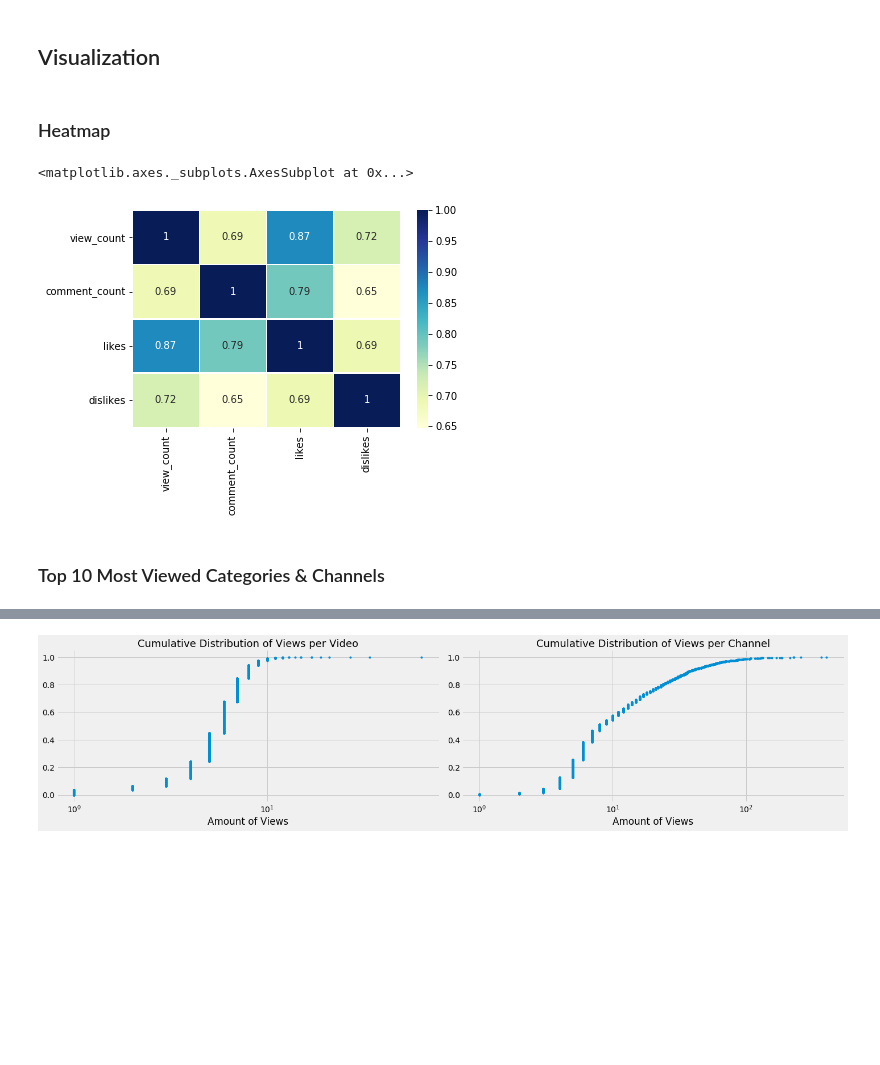
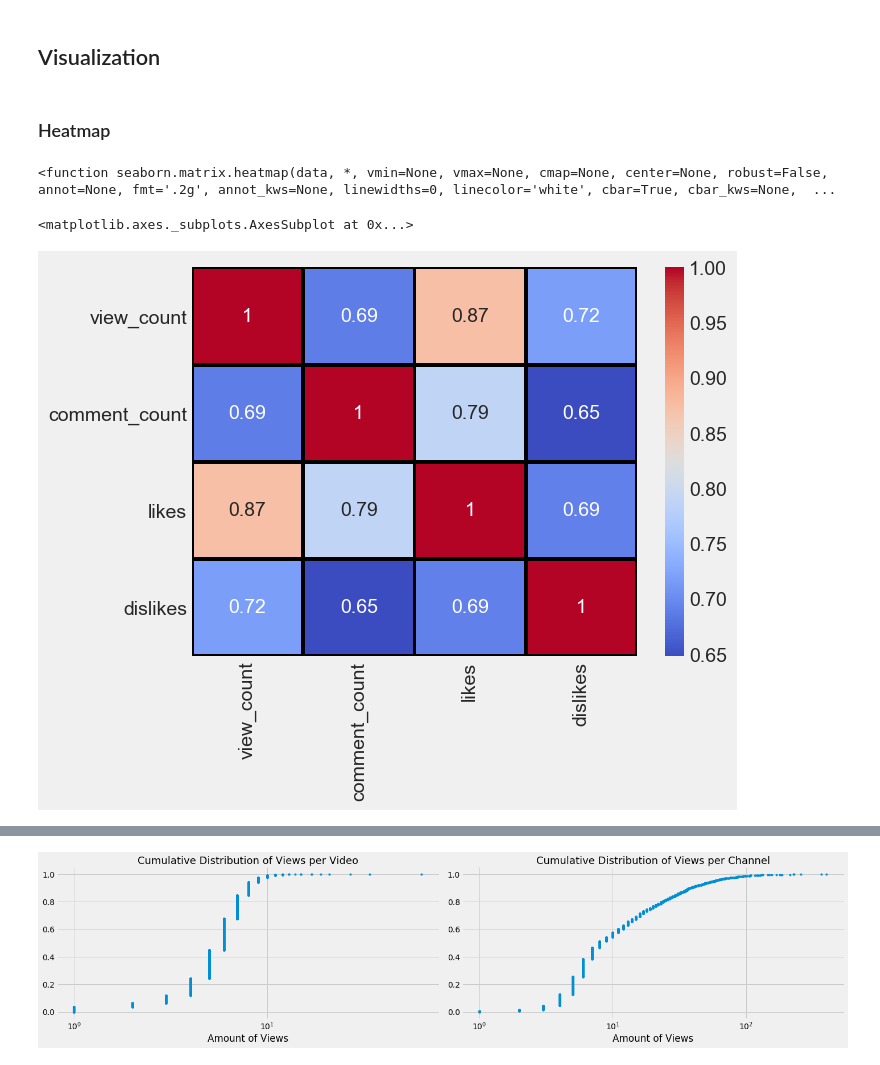
Before and after one commit to manny-p/youtube-trending-data, a Jupyter notebook: src/eda.ipynb, the cells around one changed output, grey strips where cells are left out. Drawn from its saved outputs; the diff is of its cells as text; code cells hidden in the pictures; blank space fills up the shorter version.

```diff
--- a/src/eda.ipynb
+++ b/src/eda.ipynb
@@ -57,7 +73,7 @@ df['category'] = ''
 # %%
 # loop through category columnn, map int ids to str values, calc totals
 
-cat_list = ['Film & Animation', 'Autos & Vehicles', 'Music', 'Pets & Animals',
+cat_list = ['Autos & Vehicles', 'Film & Animation', 'Music', 'Pets & Animals',
              'Sports', 'Travel & Events', 'Gaming', 'People & Blogs', 'Comedy',
              'Entertainment', 'News & Politics', 'Howto & Style', 'Education',
              'Science & Technology', 'Nonprofits & Activism']
@@ -113,3 +129,23 @@ Pets & Animals             310
 Travel & Events            188
 Nonprofits & Activism       31
 Name: category, dtype: int64
+# %%
+cat_list = ['Film & Animation', 'Autos & Vehicles', 'Music', 'Pets & Animals',
+             'Sports', 'Travel & Events', 'Gaming', 'People & Blogs', 'Comedy',
+             'Entertainment', 'News & Politics', 'Howto & Style', 'Education',
+             'Science & Technology', 'Nonprofits & Activism']
+
+cat_ids = [1,2,10,15, 17, 19, 20, 22, 23, 24, 25, 26, 27, 28, 29]
+
+
+
+category_dict =  dict(zip(cat_ids, cat_list))
+
+for i in range(len(df.index)):
+  ind = df.loc[i, 'categoryId']
+  df.loc[i, 'cat_labels'] = category_dict[ind]
+#   print(f'category id: {ind} || category label: {category_dict[ind]}')
+  break
+
+
+df.category.value_counts()
@@ -210,5 +263,3 @@ df1.head()
 | 4 | Ultimate DIY Home Movie Theater f... | 2020-08-11 | Howto & Style | Mr. Kate | 2020-08-12 | The LaBrant Family|DIY|Interior D... | 1123889 | 45802 | 964 | ... |
 # %% [markdown]
 ## Visualization
-# %% [markdown]
-### Heatmap
@@ -215,16 +268,17 @@ df1.head()
+# %% [markdown]
+### Heatmap
+# %%
+sns.heatmap
+# %% [output]
+<function seaborn.matrix.heatmap(data, *, vmin=None, vmax=None, cmap=None, center=None, robust=False, annot=None, fmt='.2g', annot_kws=None, linewidths=0, linecolor='white', cbar=True, cbar_kws=None,  ...
 # %%
-#review or ditch
+#review
 
-#80% are highly correlated - view count and likes
+#positive correlation
+#view count : likes highly correlated
 
-# how to numbers in a heatmap sns
-#all have positive
-
-# view counts are most correlated with likes
 correlation = df1[['view_count', 'comment_count', 'likes', 'dislikes']].corr()
-sns.heatmap(correlation, annot=True, linewidths=.5, cmap="YlGnBu")
+sns.heatmap(correlation, annot=True, linewidths=2, linecolor='black', cmap="coolwarm")
 # %% [output]
 <matplotlib.axes._subplots.AxesSubplot at 0x...>
-[figure, old version]
+[figure, new version]
-# %% [markdown]
-### Top 10 Most Viewed Categories & Channels
```
Also changed, not shown: parts of 48 cells of this notebook.
